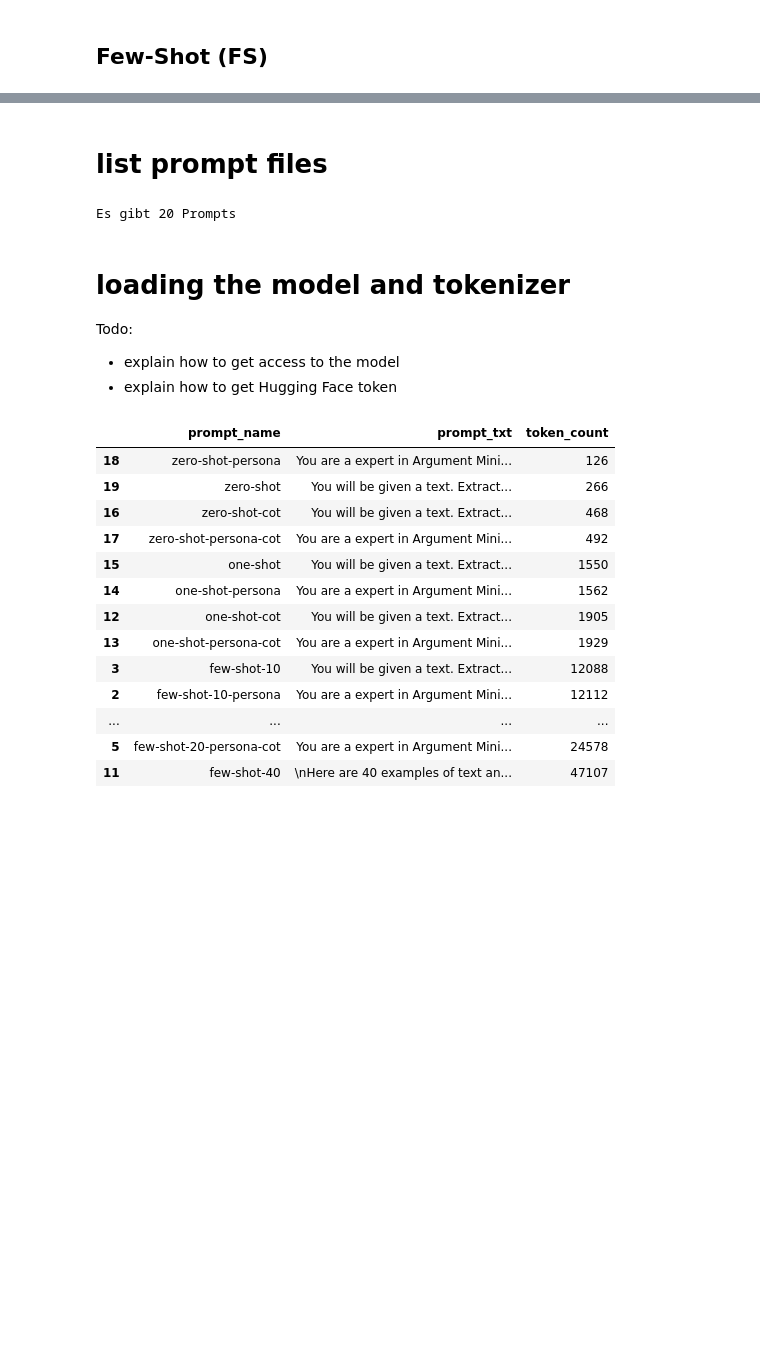
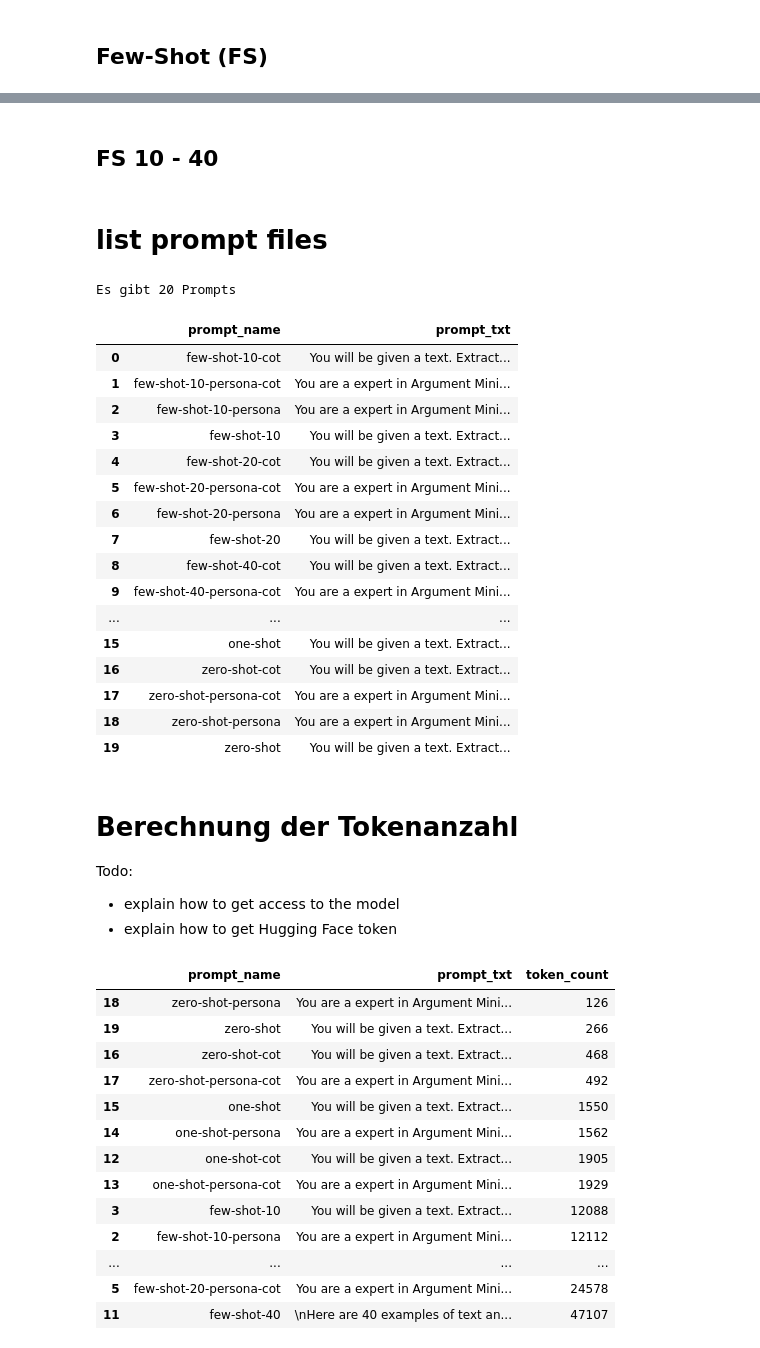
Before and after one commit to BF-DS/argument-mining, a Jupyter notebook: prompt-Engineering pipeline.ipynb, the cells around one changed output, grey strips where cells are left out. Saved outputs shown, nothing was run; the diff lists cells and outputs as text; code cells hidden in the pictures; blank space fills up the shorter version.

```diff
--- a/prompt-Engineering pipeline.ipynb
+++ b/prompt-Engineering pipeline.ipynb
@@ -181,3 +280,5 @@ with open(PROMPTS_PATH + 'one-shot-persona-cot.txt', 'w') as f:
+# %% [markdown]
+## FS 10 - 40
 # %%
 # few-shot prompt - 10 examples from the training set
 examples_10 = train_df.sample(10, random_state=42)
@@ -265,25 +366,40 @@ with open(PROMPTS_PATH + 'few-shot-40-persona-cot.txt', 'w') as f:
 # %% [markdown]
 # list prompt files
 # %%
-import os
-
 prompt_files_directory_list = list_files_with_extension_directory(PROMPTS_PATH, '.txt')
 prompt_files_directory_list
 prompt_files_list = [os.path.basename(x) for x in prompt_files_directory_list]
 # remove the .txt extension
 prompt_names = [x.split('.')[0] for x in prompt_files_list]
 
 prompt_df = pd.DataFrame()
 # get the file name without the extension from prompt_files, 'str' object has no attribute 'path'
 prompt_df['prompt_name'] = prompt_names
 prompt_df['prompt_txt'] = prompt_files_directory_list
 prompt_df['prompt_txt'] = prompt_df['prompt_txt'].apply(load_text)
 print(F"Es gibt {prompt_df.shape[0]} Prompts")
-# prompt_df
+prompt_df
 # %% [output]
 Es gibt 20 Prompts
+|  | prompt_name | prompt_txt |
+| 0 | few-shot-10-cot | You will be given a text. Extract... |
+| 1 | few-shot-10-persona-cot | You are a expert in Argument Mini... |
+| 2 | few-shot-10-persona | You are a expert in Argument Mini... |
+| 3 | few-shot-10 | You will be given a text. Extract... |
+| 4 | few-shot-20-cot | You will be given a text. Extract... |
+| 5 | few-shot-20-persona-cot | You are a expert in Argument Mini... |
+| 6 | few-shot-20-persona | You are a expert in Argument Mini... |
+| 7 | few-shot-20 | You will be given a text. Extract... |
+| 8 | few-shot-40-cot | You will be given a text. Extract... |
+| 9 | few-shot-40-persona-cot | You are a expert in Argument Mini... |
+| ... | ... | ... |
+| 15 | one-shot | You will be given a text. Extract... |
+| 16 | zero-shot-cot | You will be given a text. Extract... |
+| 17 | zero-shot-persona-cot | You are a expert in Argument Mini... |
+| 18 | zero-shot-persona | You are a expert in Argument Mini... |
+| 19 | zero-shot | You will be given a text. Extract... |
 # %% [markdown]
-# loading the model and tokenizer
+# Berechnung der Tokenanzahl
 Todo:
 - explain how to get access to the model
 - explain how to get Hugging Face token
```
Also changed, not shown: parts of 32 cells of this notebook, 2 other files.
